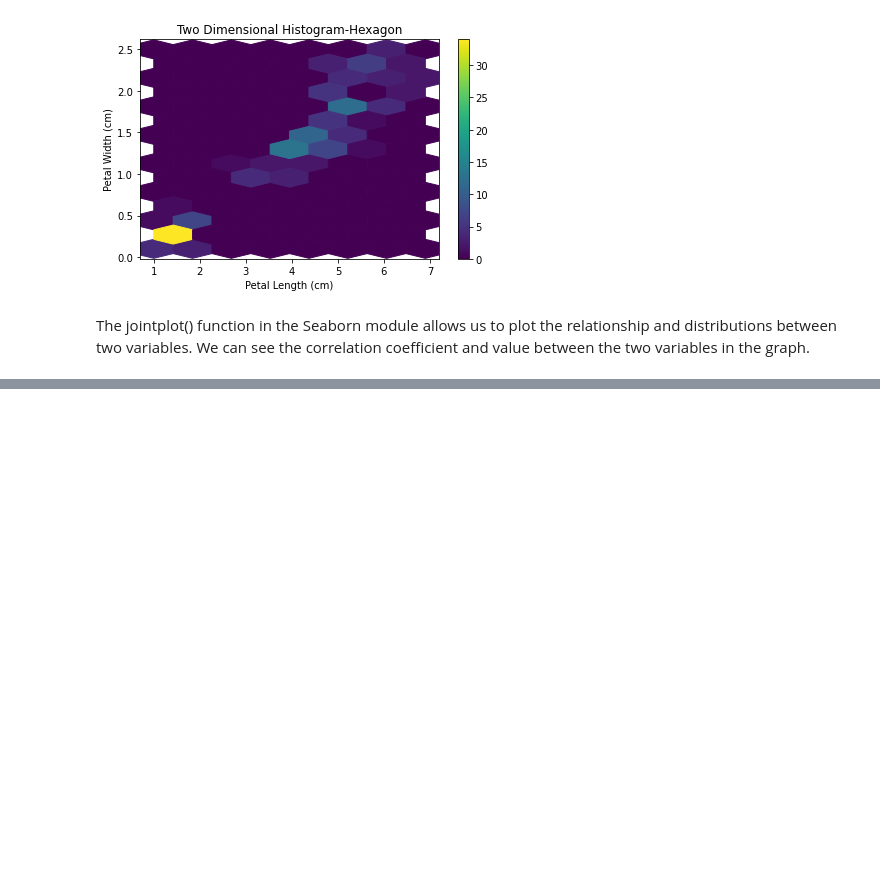
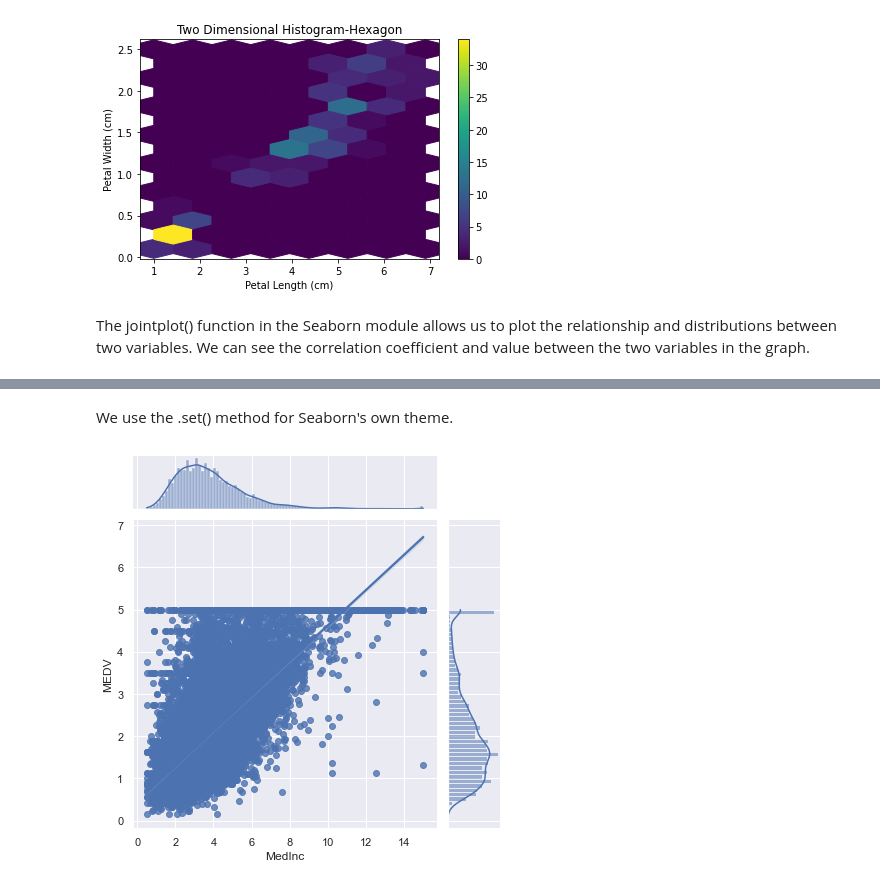
Before and after one commit to batuhanmtl/Statistical-Analysis, a Jupyter notebook: TwoVariableHistogram.ipynb, the cells around one changed output, grey strips where cells are left out. Saved outputs shown, nothing was run; the diff lists cells and outputs as text; code cells hidden in the pictures; blank space fills up the shorter version.

```diff
--- a/TwoVariableHistogram.ipynb
+++ b/TwoVariableHistogram.ipynb
@@ -46,0 +71,8 @@ We can see the correlation coefficient and value between the two variables in th
+# %% [markdown]
+We use the .set() method for Seaborn's own theme.
+# %%
+sns.set()
+sns.jointplot(x='MedInc',y='MEDV',data=housingdf,kind='reg')
+plt.show()
+# %% [output]
+[figure, added]
```
Also changed, not shown: parts of 3 cells of this notebook.
